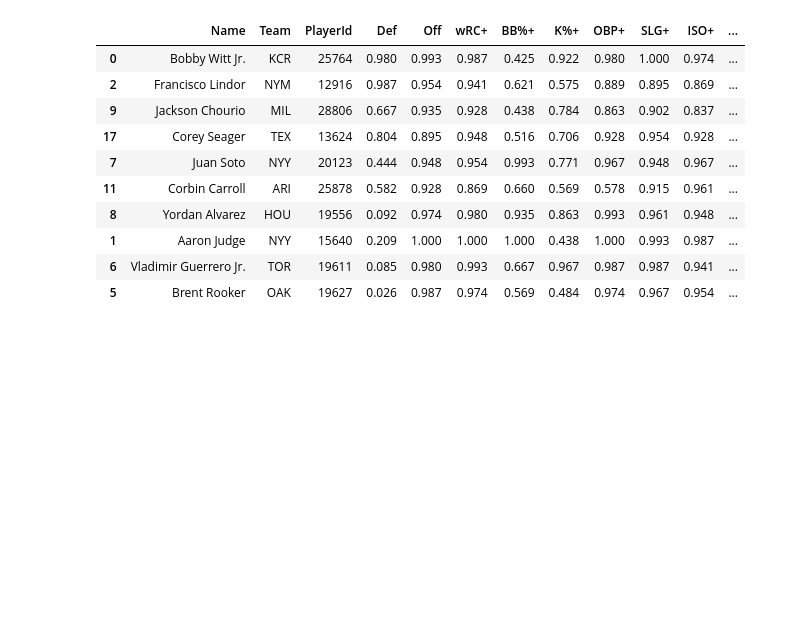
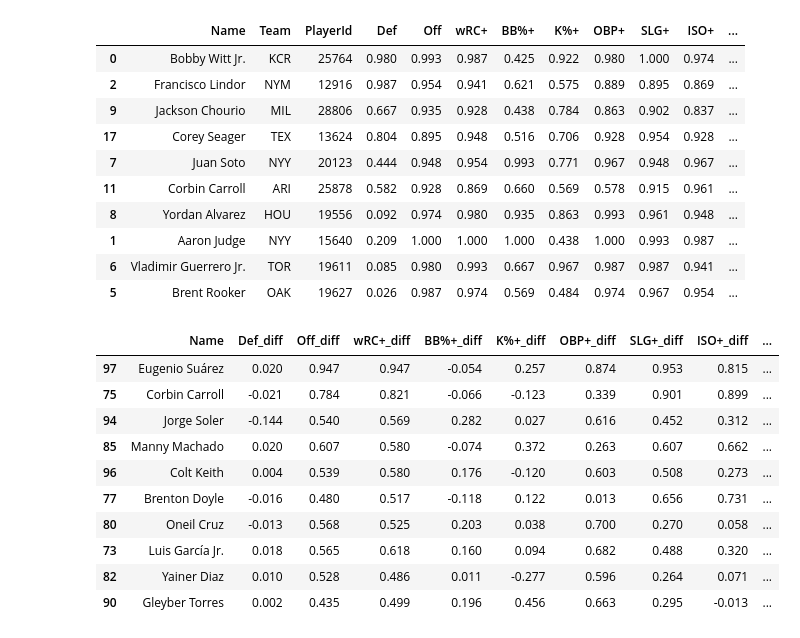
Before and after one commit to pddiii/Second-Half-Stars, a Jupyter notebook: cleaning.ipynb, the cells around one changed output. Drawn from its saved outputs; the diff is of its cells as text; code cells hidden in the pictures; blank space fills up the shorter version.

```diff
--- a/cleaning.ipynb
+++ b/cleaning.ipynb
@@ -232,3 +261,26 @@ bat_2nd.sort_values('mean_rank', ascending=False).head(10)
 | 1 | Aaron Judge | NYY | 15640 | 0.209 | 1.000 | 1.000 | 1.000 | 0.438 | 1.000 | 0.993 | 0.987 | ... |
 | 6 | Vladimir Guerrero Jr. | TOR | 19611 | 0.085 | 0.980 | 0.993 | 0.667 | 0.967 | 0.987 | 0.987 | 0.941 | ... |
 | 5 | Brent Rooker | OAK | 19627 | 0.026 | 0.987 | 0.974 | 0.569 | 0.484 | 0.974 | 0.967 | 0.954 | ... |
+# %%
+difference_batters_df = pd.merge(difference_batters_df,
+         bat_1st[['Name', 'PlayerId', 'mean_rank']],
+         on=['Name', 'PlayerId']).sort_values('mean_rank', ascending=False)
+
+difference_batters_df = pd.merge(difference_batters_df,
+                                  bat_2nd[['Name', 'PlayerId', 'mean_rank']],
+                                  on=['Name', 'PlayerId'],
+                                  suffixes=('_first', '_second')).sort_values('mean_diff', ascending=False)
+
+difference_batters_df.head(10)
+# %% [output]
+|  | Name | Def_diff | Off_diff | wRC+_diff | BB%+_diff | K%+_diff | OBP+_diff | SLG+_diff | ISO+_diff | ... |
+| 97 | Eugenio Suárez | 0.020 | 0.947 | 0.947 | -0.054 | 0.257 | 0.874 | 0.953 | 0.815 | ... |
+| 75 | Corbin Carroll | -0.021 | 0.784 | 0.821 | -0.066 | -0.123 | 0.339 | 0.901 | 0.899 | ... |
+| 94 | Jorge Soler | -0.144 | 0.540 | 0.569 | 0.282 | 0.027 | 0.616 | 0.452 | 0.312 | ... |
+| 85 | Manny Machado | 0.020 | 0.607 | 0.580 | -0.074 | 0.372 | 0.263 | 0.607 | 0.662 | ... |
+| 96 | Colt Keith | 0.004 | 0.539 | 0.580 | 0.176 | -0.120 | 0.603 | 0.508 | 0.273 | ... |
+| 77 | Brenton Doyle | -0.016 | 0.480 | 0.517 | -0.118 | 0.122 | 0.013 | 0.656 | 0.731 | ... |
+| 80 | Oneil Cruz | -0.013 | 0.568 | 0.525 | 0.203 | 0.038 | 0.700 | 0.270 | 0.058 | ... |
+| 73 | Luis García Jr. | 0.018 | 0.565 | 0.618 | 0.160 | 0.094 | 0.682 | 0.488 | 0.320 | ... |
+| 82 | Yainer Diaz | 0.010 | 0.528 | 0.486 | 0.011 | -0.277 | 0.596 | 0.264 | 0.071 | ... |
+| 90 | Gleyber Torres | 0.002 | 0.435 | 0.499 | 0.196 | 0.456 | 0.663 | 0.295 | -0.013 | ... |
```
Also changed, not shown: parts of 1 cell of this notebook.
